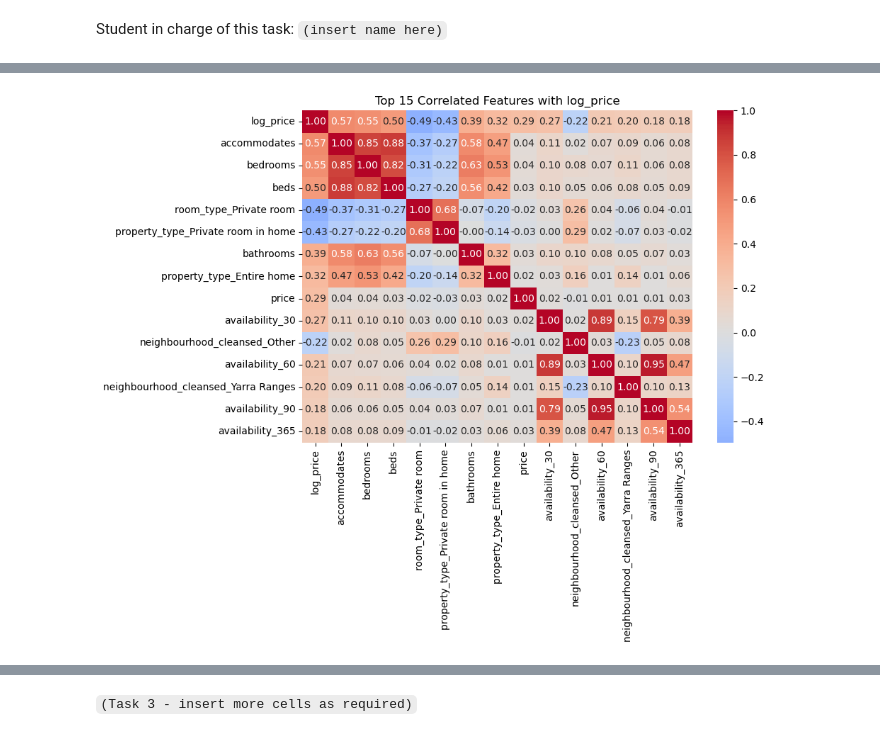
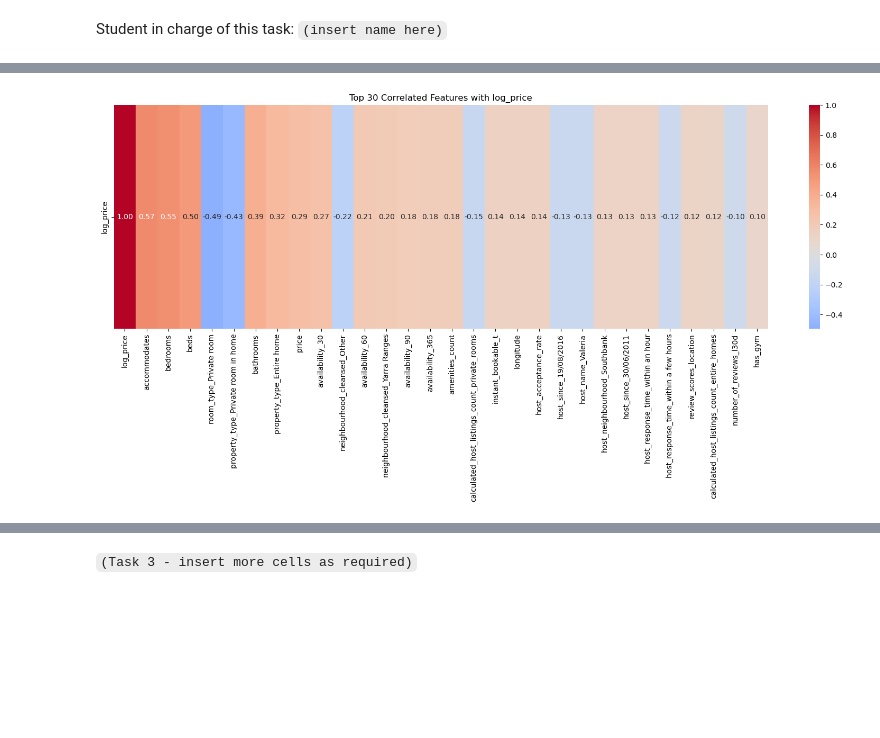
Before and after one commit to MustafaKhan7/BUSA3020_Project, a Jupyter notebook: Group-Project-S1-2025_Jett.ipynb, the cells around one changed output, grey strips where cells are left out. Saved outputs shown, nothing was run; the diff lists cells and outputs as text; code cells hidden in the pictures; blank space fills up the shorter version.

```diff
--- a/Group-Project-S1-2025_Jett.ipynb
+++ b/Group-Project-S1-2025_Jett.ipynb
@@ -362,18 +367,15 @@ df_test.fillna(df_train[date_columns].mean(), inplace=True)
 ## Task 2, Question 4 Code Here
 #Finding 5 most freqent categories in training columns
 import numpy as np
-top5={col: df_train[col].value_counts().nlargest(5).index
-    for col in cat_columns
-     }
+top5={}
+for col in cat_columns:
+      if df_train[col].nunique() > 5:
+          top5[col] = df_train[col].value_counts().nlargest(5).index
 
-#Encoding Variables within Train Dataset
-for col in cat_columns:
+#Encoding Variables within Dataset
+for col in top5:
     df_train[col] = df_train[col].where(df_train[col].isin(top5[col]), 'Other')
+    df_test[col] = df_test[col].where(df_test[col].isin(top5[col]), 'Other')
 
 df_train = pd.get_dummies(df_train, columns=cat_columns, drop_first=True)
-
-#Encoding Variables within Test Dataset
-for col in cat_columns:
-    df_test[col] = df_test[col].where(df_test[col].isin(top5[col]), 'Other')
-
 df_test = pd.get_dummies(df_test, columns=cat_columns, drop_first=True)
@@ -386,13 +386,8 @@ df_test = pd.get_dummies(df_test, columns=cat_columns, drop_first=True)
 (1 mark)
 # %%
 ## Task 2, Question 5 Code Here
-#Removing Unuseful Variables
-df_train=df_train.drop(['neighborhood_overview'], axis=1)
-df_train=df_train.drop(['description'], axis=1)
-df_train=df_train.drop(['neighbourhood'], axis=1)
-df_train=df_train.drop(['source'], axis=1)
+#Removing Unuseful Number Variables
+df_train=df_train.drop(['ID'], axis=1)
 
-df_test=df_test.drop(['neighborhood_overview'], axis=1)
-df_test=df_test.drop(['description'], axis=1)
-df_test=df_test.drop(['neighbourhood'], axis=1)
-df_test=df_test.drop(['source'], axis=1)
+#Log_price
+df_train['log_price'] = np.log1p(df_train['price'])
@@ -475,20 +450,20 @@ df_train.corr()
 # %%
 import seaborn as sns
 # Full correlation matrix
 corr_matrix = df_train.corr()
 
 # Top 15 features most correlated with 'log_price'
-top_corr_cols = corr_matrix['log_price'].abs().dropna().sort_values(ascending=False).head(15).index
+top_corr_cols = corr_matrix['log_price'].abs().dropna().sort_values(ascending=False).head(30).index
 
-# Extract square matrix for heatmap
-top_corr_matrix = corr_matrix.loc[top_corr_cols, top_corr_cols]
+top_corr_row = corr_matrix.loc[['log_price'], top_corr_cols]
+
 
 # Plot
-plt.figure(figsize=(10, 8))
-sns.heatmap(top_corr_matrix, annot=True, cmap='coolwarm', fmt=".2f", center=0)
-plt.title("Top 15 Correlated Features with log_price")
+plt.figure(figsize=(16, 8))
+sns.heatmap(top_corr_row, annot=True, cmap='coolwarm', fmt=".2f", center=0)
+plt.title("Top 30 Correlated Features with log_price")
 plt.tight_layout()
 plt.show()
 # %% [output]
-[figure, old version]
+[figure, new version]
 # %%
```
Also changed, not shown: parts of 14 cells of this notebook.
